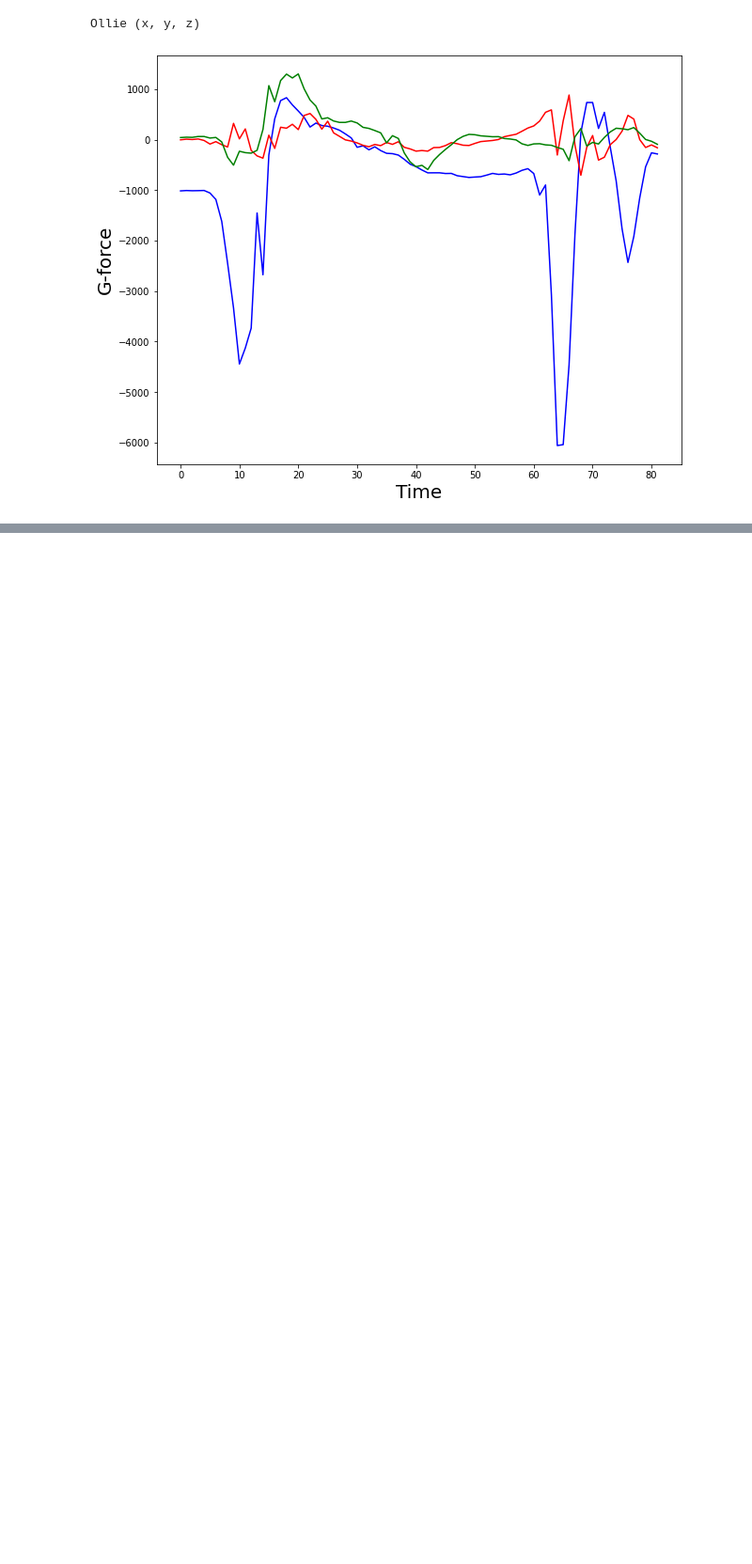
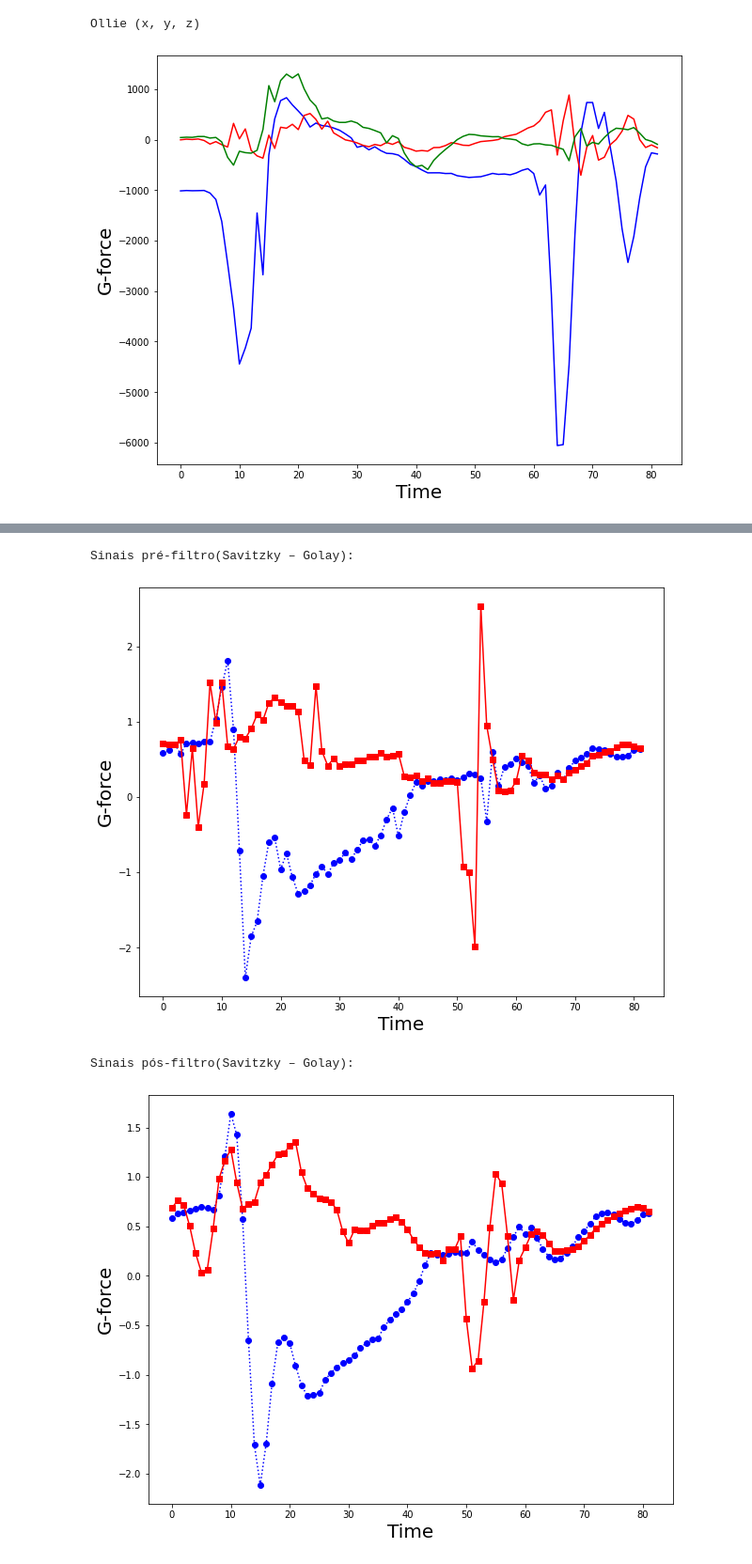
Before and after one commit to Nkluge-correa/skateboarding-trick-classifier, a Jupyter notebook: Skateboarding_Trick_Classifier.ipynb, the cells around one changed output, grey strips where cells are left out. Shown at 94% size. Drawn from its saved outputs; the diff is of its cells as text; code cells hidden in the pictures; blank space fills up the shorter version.

```diff
--- a/Skateboarding_Trick_Classifier.ipynb
+++ b/Skateboarding_Trick_Classifier.ipynb
@@ -157,3 +157,39 @@ Agora os sinais possuem uma distribuição normalizada pelo desvio padrão:
+# %%
+# Suavisando dados com Savitzky – Golay
+
+print('Sinais pré-filtro(Savitzky – Golay): ')
+print('\n')
+plt.figure(figsize = (10,8))
+plt.plot(X_train[69], 'bo:', X_train[42], 'rs-')
+plt.xlabel('Time', fontsize=20)
+plt.ylabel('G-force', fontsize=20)
+plt.show()
+
+import scipy
+from scipy.signal import savgol_filter
+
+num=92
+for i in range(num):
+  X_test[i] = savgol_filter(X_test[i], 11, 5) #11 = tamanho da janela, 5 = ordem do polinômio
+
+num=366
+for i in range(num):
+  X_train[i] = savgol_filter(X_train[i], 11, 5) #11 = tamanho da janela, 5 = ordem do polinômio
+
+
+
+print('Sinais pós-filtro(Savitzky – Golay): ')
+print('\n')
+plt.figure(figsize = (10,8))
+plt.plot(X_train[69], 'bo:', X_train[42], 'rs-')
+plt.xlabel('Time', fontsize=20)
+plt.ylabel('G-force', fontsize=20)
+plt.show()
+# %% [output]
+Sinais pré-filtro(Savitzky – Golay):
+[figure, added]
+Sinais pós-filtro(Savitzky – Golay):
+[figure, added]
 # %%
 #@title **Parâmetros (*play with them!*)**
 # Camadas ocultas/taxa de aprendizagem/regularizadores/epochs/batch size
```
Also changed, not shown: parts of 9 cells of this notebook, 8 other files.
